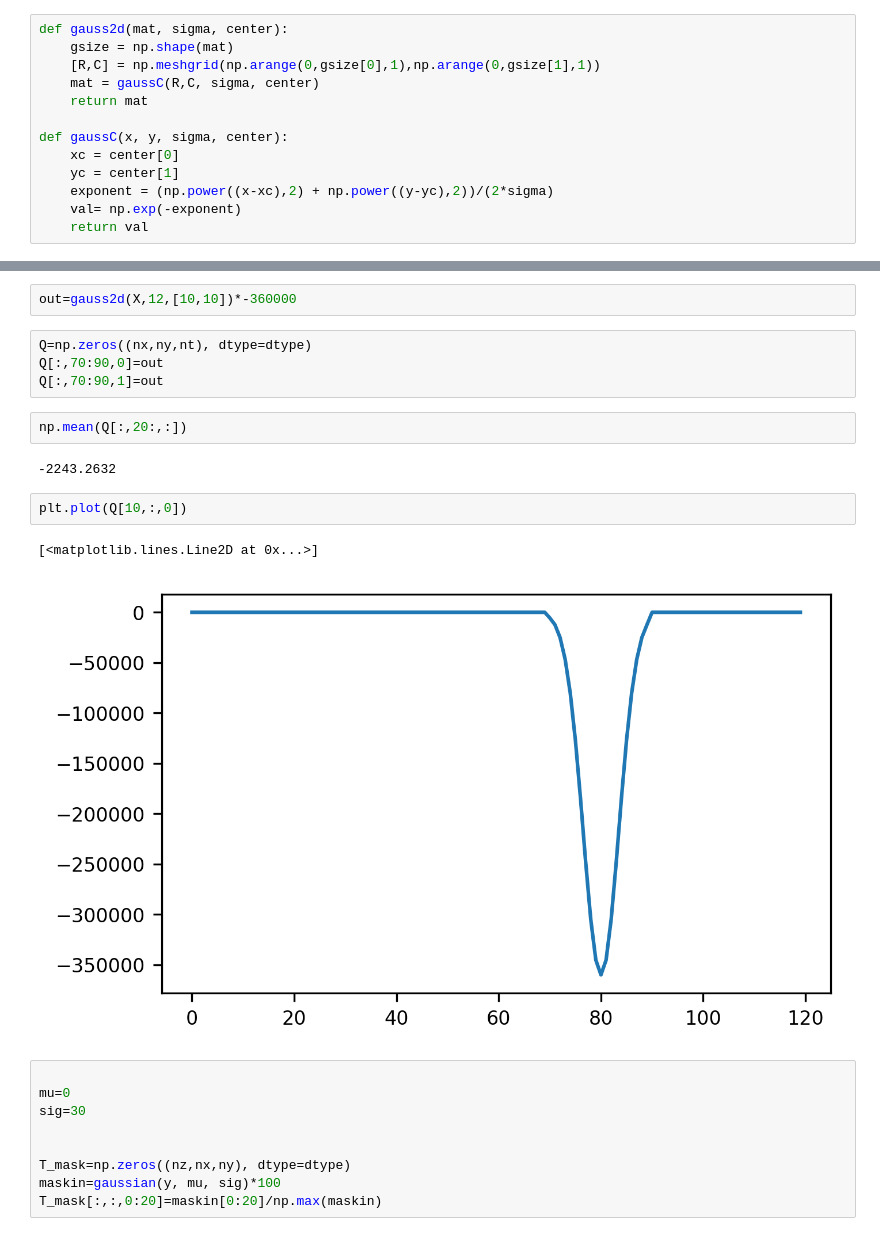
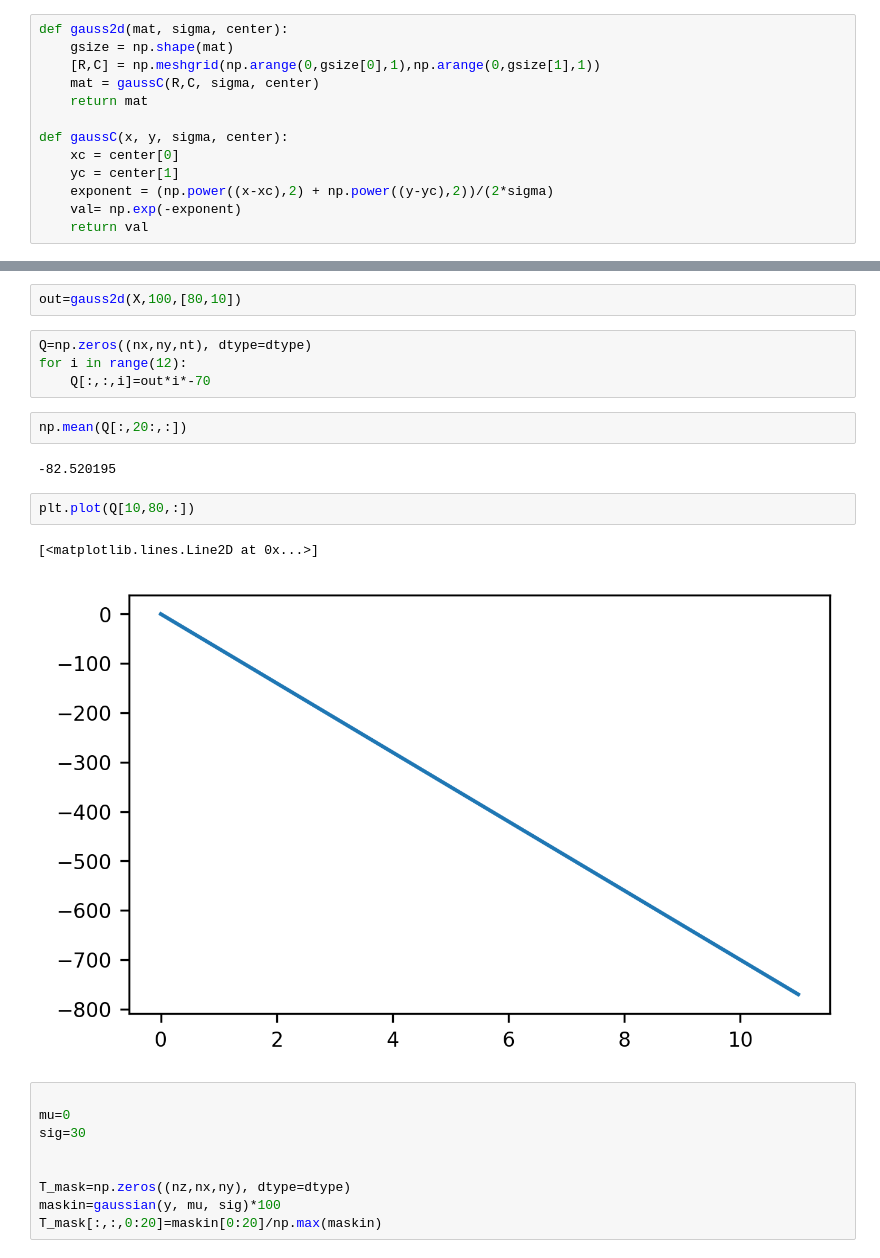
Before and after one commit to kaftkatt/IntercambioNGC, a Jupyter notebook: Scripts/GenerateData.ipynb, the cells around one changed output, grey strips where cells are left out. Saved outputs shown, nothing was run; the diff lists cells and outputs as text.

```diff
--- a/Scripts/GenerateData.ipynb
+++ b/Scripts/GenerateData.ipynb
@@ -82,18 +78,18 @@ np.shape(X)
 # %%
-out=gauss2d(X,12,[10,10])*-360000
+out=gauss2d(X,100,[80,10])
 # %%
 Q=np.zeros((nx,ny,nt), dtype=dtype)
-Q[:,70:90,0]=out
-Q[:,70:90,1]=out
+for i in range(12):
+    Q[:,:,i]=out*i*-70
-# %%
-np.mean(Q[:,20:,:])
-# %% [output]
--2243.2632
-# %%
-plt.plot(Q[10,:,0])
-# %% [output]
-[<matplotlib.lines.Line2D at 0x...>]
-[figure, removed]
+# %%
+np.mean(Q[:,20:,:])
+# %% [output]
+-82.520195
+# %%
+plt.plot(Q[10,80,:])
+# %% [output]
+[<matplotlib.lines.Line2D at 0x...>]
+[figure, added]
 # %%
 
 mu=0
```
Also changed, not shown: parts of 4 cells of this notebook, 24 other files.
